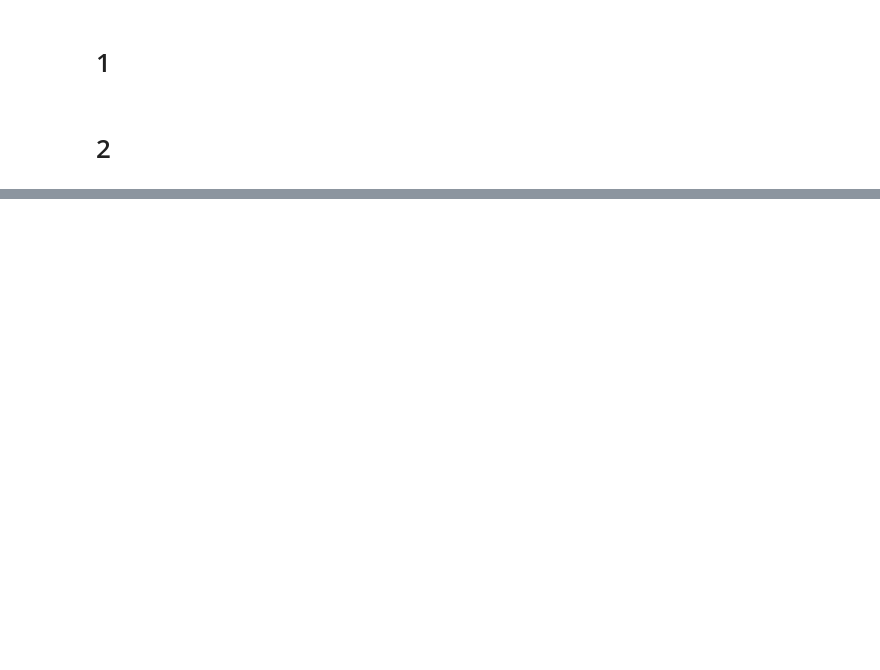
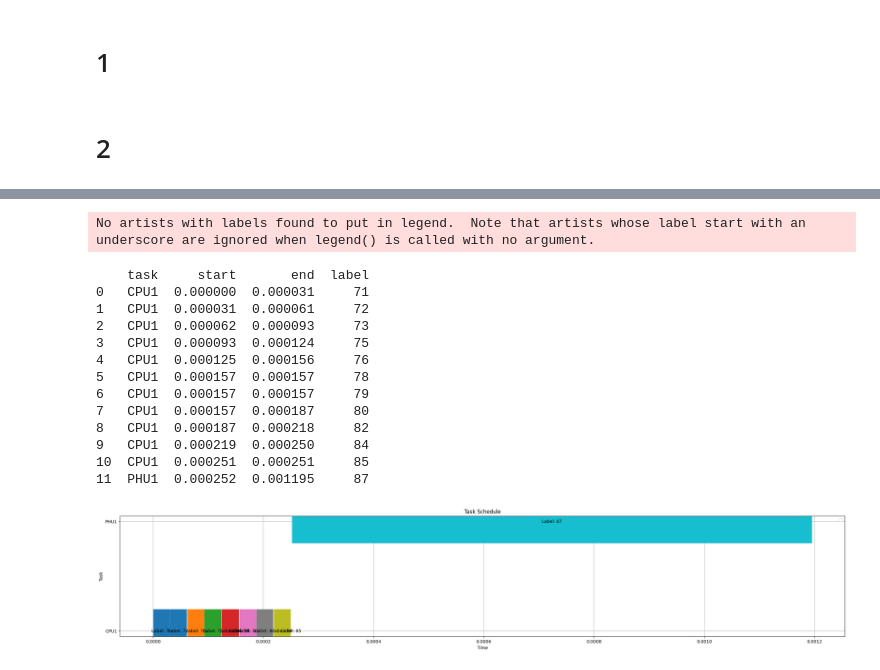
Before and after one commit to RyanTomich/photonic_compiler, a Jupyter notebook: model_to_graph/sub_graphs.ipynb, the cells around one changed output, grey strips where cells are left out. Saved outputs shown, nothing was run; the diff lists cells and outputs as text; code cells hidden in the pictures; blank space fills up the shorter version.

```diff
--- a/model_to_graph/sub_graphs.ipynb
+++ b/model_to_graph/sub_graphs.ipynb
@@ -184,0 +129,12 @@ NameError: name 'graph' is not defined
+# %%
+read_json_path = '/home/rjtomich/photonic_compiler/model_to_graph/gpt2_graph.json'
+# read_json_path = '/home/rjtomich/photonic_compiler/model_to_graph/bert-base-uncased_graph.json'
+# read_json_path = '/home/rjtomich/photonic_compiler/Pytorch-LeNet/simple_LeNet_graph.json'
+# read_json_path = '/home/rjtomich/photonic_compiler/Pytorch-LeNet/simple_LeNet_graph_NoFusion.json'
+with open(read_json_path)  as json_file:
+    raw_json = json.load(json_file) # returns json file as dict
+graph = sg.StackedGraph(raw_json=raw_json)
+
+subgraphs = list(dijk.graph_partition(graph))
+dijk.select_nodes(graph, subgraphs)
+dijk.scheduling_dijkstra(subgraphs[2])
@@ -184,0 +209,18 @@ NameError: name 'graph' is not defined
+# %%
+make_schedule(subgraphs[2])
+# %% [output]
+No artists with labels found to put in legend.  Note that artists whose label start with an underscore are ignored when legend() is called with no argument.
+    task     start       end  label
+0   CPU1  0.000000  0.000031     71
+1   CPU1  0.000031  0.000061     72
+2   CPU1  0.000062  0.000093     73
+3   CPU1  0.000093  0.000124     75
+4   CPU1  0.000125  0.000156     76
+5   CPU1  0.000157  0.000157     78
+6   CPU1  0.000157  0.000157     79
+7   CPU1  0.000157  0.000187     80
+8   CPU1  0.000187  0.000218     82
+9   CPU1  0.000219  0.000250     84
+10  CPU1  0.000251  0.000251     85
+11  PHU1  0.000252  0.001195     87
+[figure, added]
```
Also changed, not shown: parts of 11 cells of this notebook, 4 other files.
